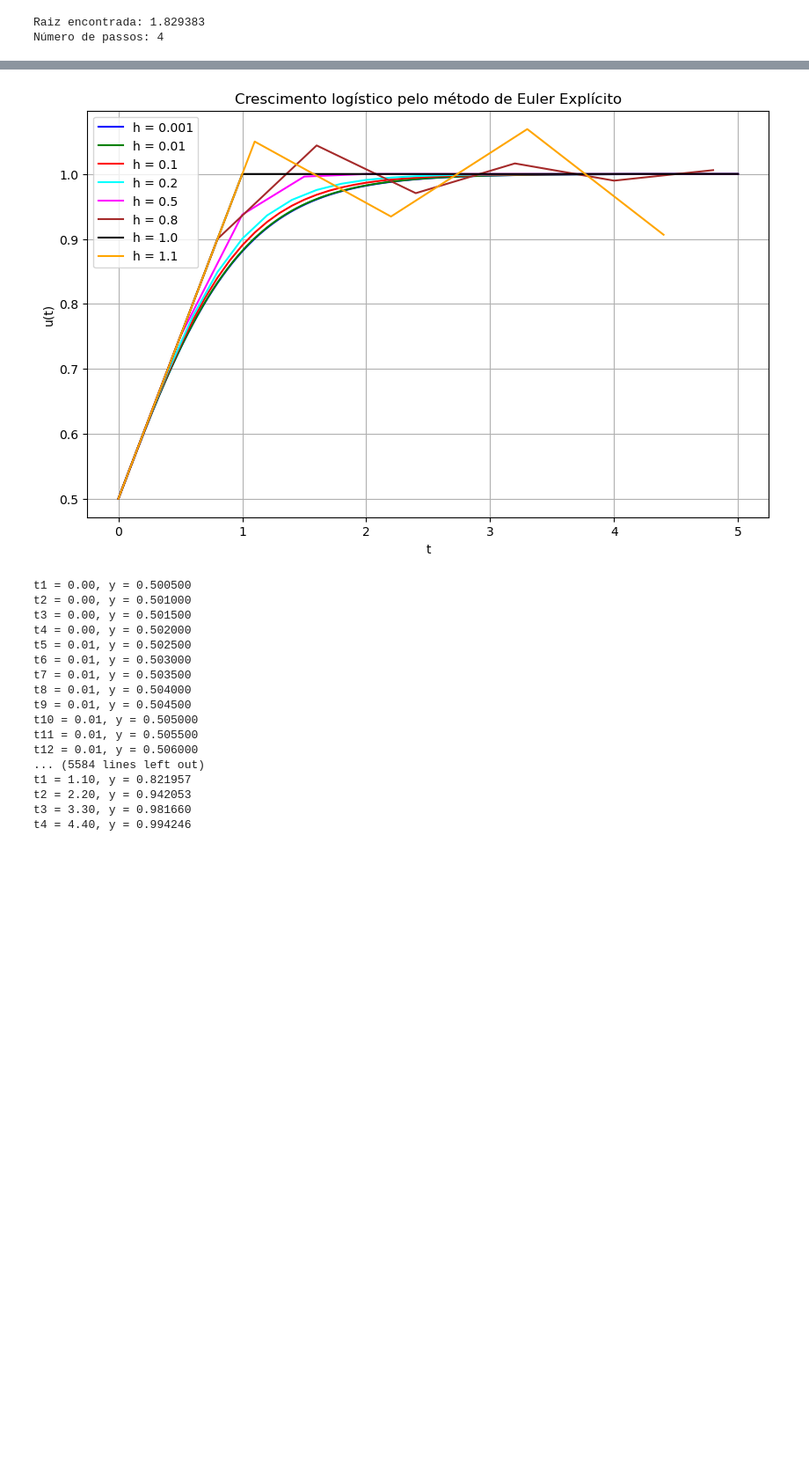
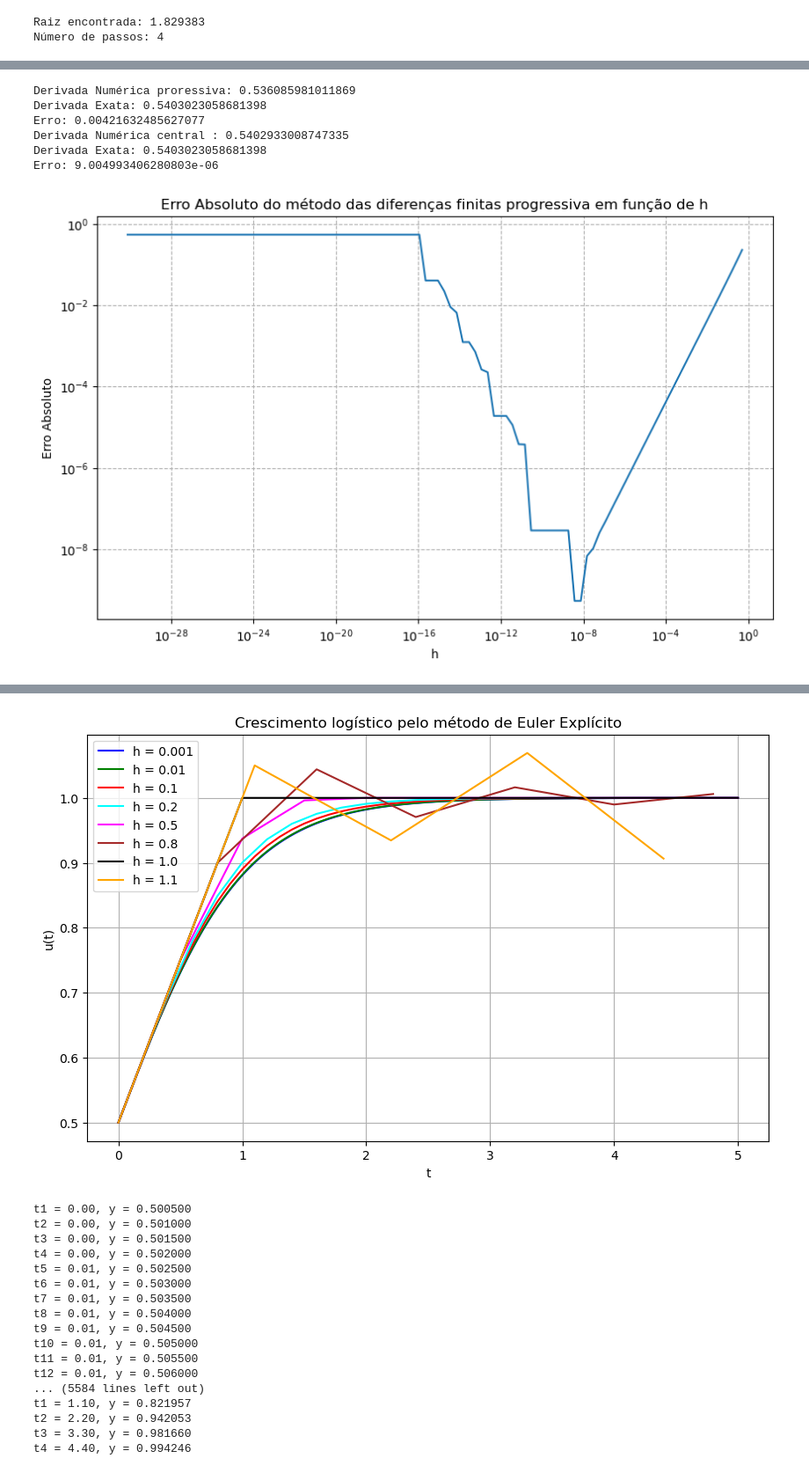
Before and after one commit to Heitor-CC/Trabalho1_MetodosNumericos, a Jupyter notebook: trabalho1_CalculoNumerico.ipynb, the cells around one changed output, grey strips where cells are left out. Shown at 88% size. Saved outputs shown, nothing was run; the diff lists cells and outputs as text; code cells hidden in the pictures; blank space fills up the shorter version.

```diff
--- a/trabalho1_CalculoNumerico.ipynb
+++ b/trabalho1_CalculoNumerico.ipynb
@@ -68,0 +71,71 @@ plt.grid(True)
+# %%
+#exercicio 1 a) corrigido
+from math import sin,cos,pow
+import numpy as np
+import matplotlib.pyplot as plt
+def f(x):
+    return sin(x)
+def g(x):
+    return cos(x)
+
+x = 1
+h = 0.01
+
+dfp = (f(x+h) - f(x) )/h
+erro  = abs(g(x) - dfp)
+print("Derivada Numérica proressiva:", dfp)
+print("Derivada Exata:", g(x))
+print("Erro:", erro)
+# b)
+hInicial = 0.5
+n = 100
+hValores = np.zeros(n)
+erroAbs = np.zeros(n)
+for i in range (n):
+    hValores[i] = pow(hInicial,i+1)
+    dfp = (f(x+hValores[i]) - f(x)) / hValores[i]
+    erroAbs[i] = np.abs(g(x) - dfp)
+
+
+
+plt.figure(figsize=(10,6))
+plt.title("Erro Absoluto do método das diferenças finitas progressiva em função de h")
+plt.loglog(hValores,erroAbs)
+plt.grid(True ,which="both", linestyle='--')
+plt.xlabel("h")
+plt.ylabel("Erro Absoluto")
+
+
+#d)
+
+
+dfc = (f(x+h) - f(x-h) )/(2*h)
+erroDfc  = abs(g(x) - dfc)
+print("Derivada Numérica central :", dfc)
+print("Derivada Exata:", g(x))
+print("Erro:", erroDfc)
+
+
+hValoresDfc = np.zeros(n)
+erroAbsDfc = np.zeros(n)
+for i in range(n):
+    hValoresDfc[i] = pow(hInicial,i+1)
+    dfc = (f(x+hValoresDfc[i]) - f(x-hValoresDfc[i]) )/(2*hValoresDfc[i])
+    erroAbsDfc[i] = np.abs(g(x) - dfc)
+
+
+plt.figure(figsize=(10,6))
+plt.title("Erro Absoluto do método das diferenças finitas central em função de h")
+plt.loglog(hValoresDfc,erroAbsDfc)
+plt.grid(True ,which="both", linestyle='--')
+plt.xlabel("h")
+plt.ylabel("Erro Absoluto")
+plt.show()
+# %% [output]
+Derivada Numérica proressiva: 0.536085981011869
+Derivada Exata: 0.5403023058681398
+Erro: 0.00421632485627077
+Derivada Numérica central : 0.5402933008747335
+Derivada Exata: 0.5403023058681398
+Erro: 9.004993406280803e-06
+[figure, added]
```
Also changed, not shown: parts of 2 cells of this notebook.
